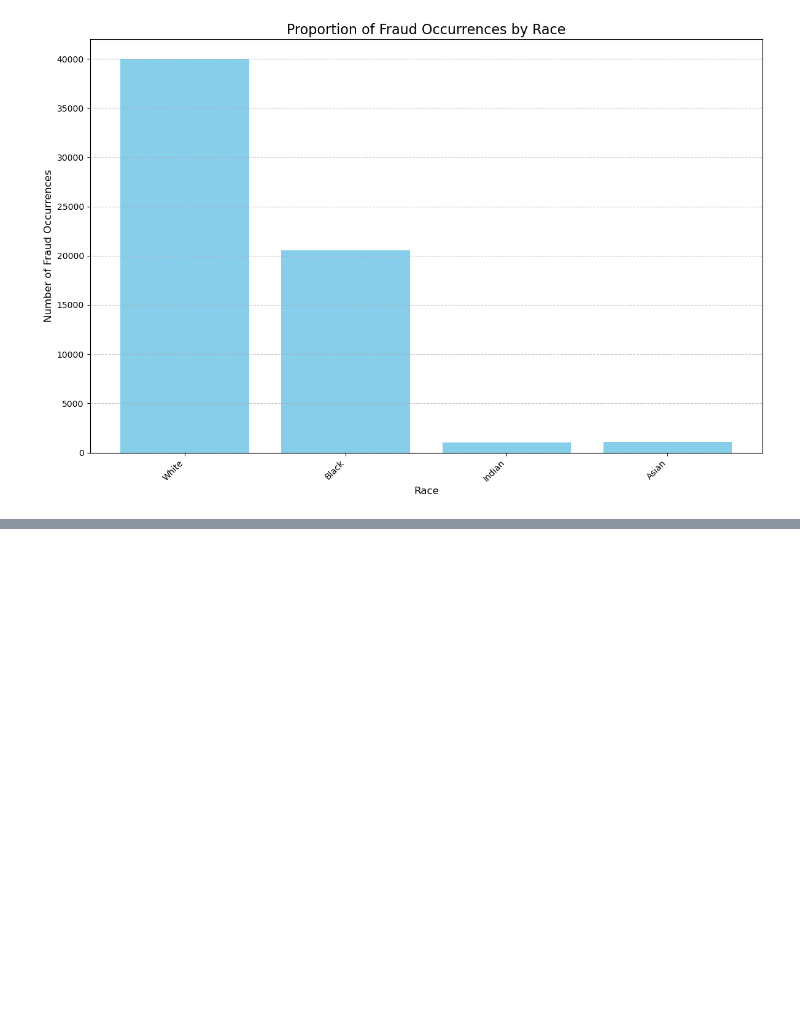
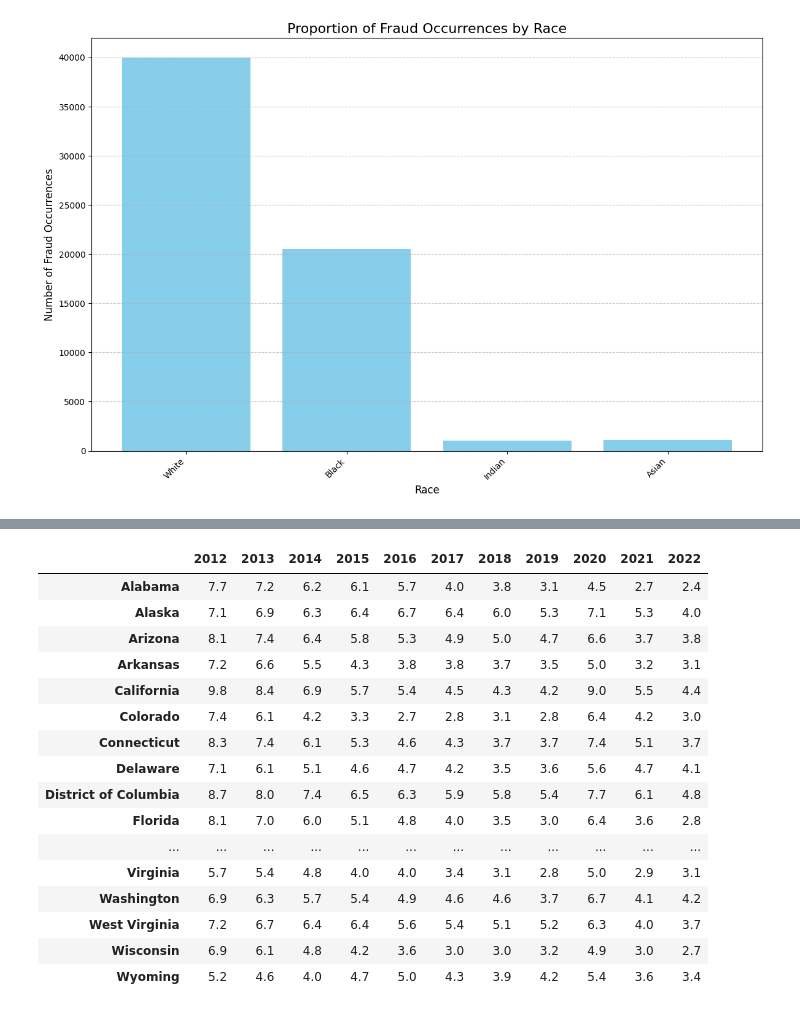
Before and after one commit to ryantangmj/ryantangmj.github.io, a Jupyter notebook: final_tutorial.ipynb, the cells around one changed output, grey strips where cells are left out. Saved outputs shown, nothing was run; the diff lists cells and outputs as text; code cells hidden in the pictures; blank space fills up the shorter version.

Commit message:
Scraped unemployment rate into a dataframe

```diff
--- a/final_tutorial.ipynb
+++ b/final_tutorial.ipynb
@@ -394,0 +438,61 @@ plt.show()
+# %%
+# initialise an empty dictionary to store data
+data_dict = {}
+
+# loop over the years from 2012 to 2022
+for year in range(2012, 2023):
+    # define the payload data for the endpoint
+    payload = {
+        "survey": "la",
+        "map": "state",
+        "seasonal": "s",
+        "datatype": "unemployment",
+        "year": str(year),
+        "period": "M12"
+    }
+
+    # send the POST request
+    response = requests.post("https://data.bls.gov/lausmap/drawMap", data=payload)
+
+    # check if the request was successful
+    if response.status_code == 200:
+        # parse the JSON response
+        data = response.json()
+
+        # extract the datatableList part
+        table_data = data.get('tableData')
+        datatable_list = table_data.get('datatableList')
+
+        # store the data in the dictionary
+        for entry in datatable_list:
+            region = entry['displayRegion']
+            value = entry['currentData']
+            if region not in data_dict:
+                data_dict[region] = {}
+            data_dict[region][year] = value
+    else:
+        print(f"Failed to retrieve data for year {year}. Status code: {response.status_code}")
+
+# convert the dictionary to a DataFrame
+df_unemployment = pd.DataFrame(data_dict).T
+
+# display the DataFrame
+display(df_unemployment)
+# %% [output]
+|  | 2012 | 2013 | 2014 | 2015 | 2016 | 2017 | 2018 | 2019 | 2020 | 2021 | 2022 |
+| Alabama | 7.7 | 7.2 | 6.2 | 6.1 | 5.7 | 4.0 | 3.8 | 3.1 | 4.5 | 2.7 | 2.4 |
+| Alaska | 7.1 | 6.9 | 6.3 | 6.4 | 6.7 | 6.4 | 6.0 | 5.3 | 7.1 | 5.3 | 4.0 |
+| Arizona | 8.1 | 7.4 | 6.4 | 5.8 | 5.3 | 4.9 | 5.0 | 4.7 | 6.6 | 3.7 | 3.8 |
+| Arkansas | 7.2 | 6.6 | 5.5 | 4.3 | 3.8 | 3.8 | 3.7 | 3.5 | 5.0 | 3.2 | 3.1 |
+| California | 9.8 | 8.4 | 6.9 | 5.7 | 5.4 | 4.5 | 4.3 | 4.2 | 9.0 | 5.5 | 4.4 |
+| Colorado | 7.4 | 6.1 | 4.2 | 3.3 | 2.7 | 2.8 | 3.1 | 2.8 | 6.4 | 4.2 | 3.0 |
+| Connecticut | 8.3 | 7.4 | 6.1 | 5.3 | 4.6 | 4.3 | 3.7 | 3.7 | 7.4 | 5.1 | 3.7 |
+| Delaware | 7.1 | 6.1 | 5.1 | 4.6 | 4.7 | 4.2 | 3.5 | 3.6 | 5.6 | 4.7 | 4.1 |
+| District of Columbia | 8.7 | 8.0 | 7.4 | 6.5 | 6.3 | 5.9 | 5.8 | 5.4 | 7.7 | 6.1 | 4.8 |
+| Florida | 8.1 | 7.0 | 6.0 | 5.1 | 4.8 | 4.0 | 3.5 | 3.0 | 6.4 | 3.6 | 2.8 |
+| ... | ... | ... | ... | ... | ... | ... | ... | ... | ... | ... | ... |
+| Virginia | 5.7 | 5.4 | 4.8 | 4.0 | 4.0 | 3.4 | 3.1 | 2.8 | 5.0 | 2.9 | 3.1 |
+| Washington | 6.9 | 6.3 | 5.7 | 5.4 | 4.9 | 4.6 | 4.6 | 3.7 | 6.7 | 4.1 | 4.2 |
+| West Virginia | 7.2 | 6.7 | 6.4 | 6.4 | 5.6 | 5.4 | 5.1 | 5.2 | 6.3 | 4.0 | 3.7 |
+| Wisconsin | 6.9 | 6.1 | 4.8 | 4.2 | 3.6 | 3.0 | 3.0 | 3.2 | 4.9 | 3.0 | 2.7 |
+| Wyoming | 5.2 | 4.6 | 4.0 | 4.7 | 5.0 | 4.3 | 3.9 | 4.2 | 5.4 | 3.6 | 3.4 |
```
Also changed, not shown: parts of 4 cells of this notebook.
